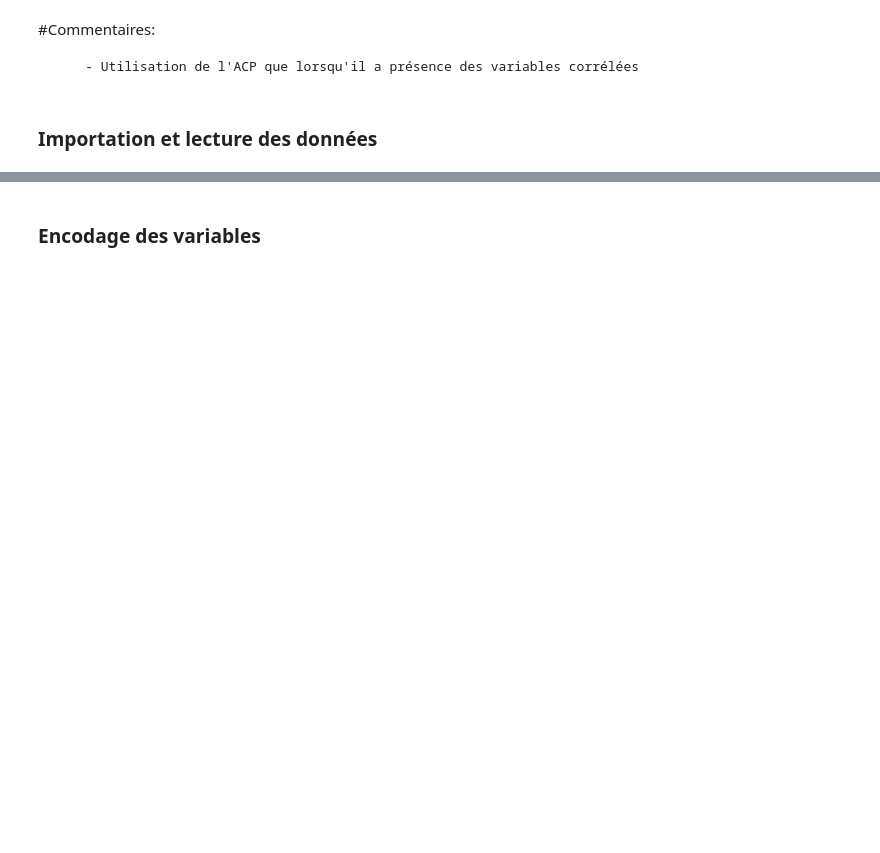
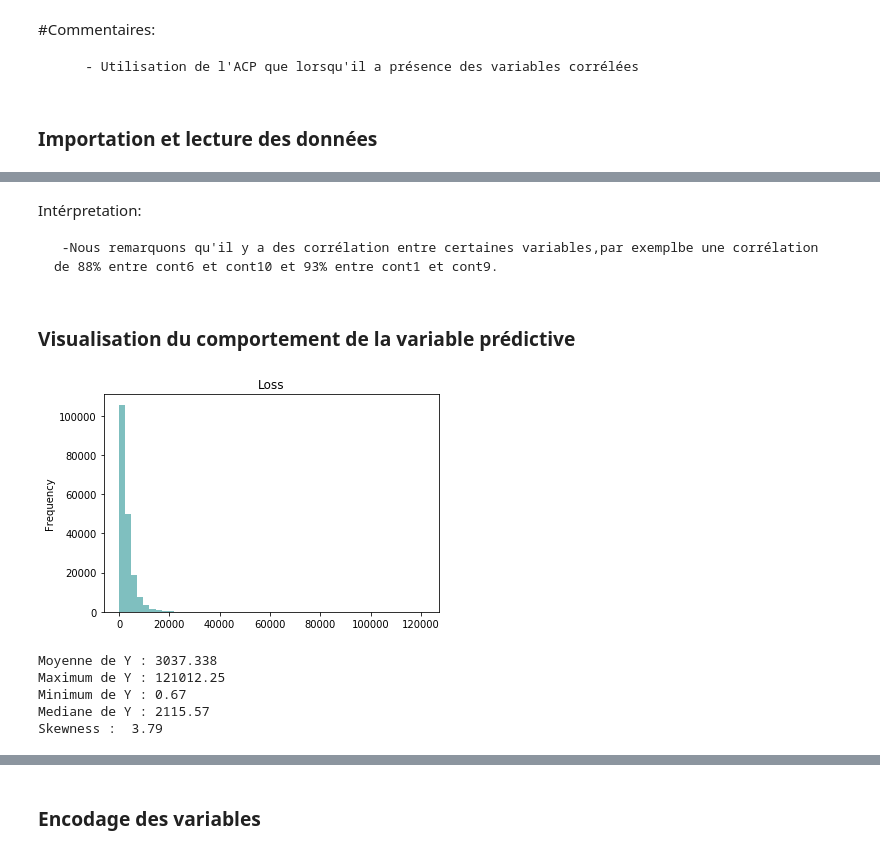
Before and after one commit to iskini/Fil-rouge, a Jupyter notebook: Allstate claims severity.ipynb, the cells around one changed output, grey strips where cells are left out. Cells and saved outputs as stored; diff of their text form; code cells hidden in the pictures; blank space fills up the shorter version.

```diff
--- a/Allstate claims severity.ipynb
+++ b/Allstate claims severity.ipynb
@@ -157,0 +206,27 @@ plt.hist(data["loss"]);
+# %% [markdown]
+Intérpretation:
+
+     -Nous remarquons qu'il y a des corrélation entre certaines variables,par exemplbe une corrélation de 88% entre cont6 et cont10 et 93% entre cont1 et cont9.
+# %% [markdown]
+### Visualisation du comportement de la variable prédictive
+# %%
+plt.figure()
+data['loss'].plot.hist(alpha=0.5, color = 'teal', bins = 50)
+plt.title("Loss")
+# plt.savefig('images/loss.png')
+plt.show()
+#
+skewness = scipy.stats.skew(data["loss"])
+#boxplot des variables quantitatives
+print("Moyenne de Y :",np.around(np.mean(Y),3))
+print("Maximum de Y :",np.around(np.max(Y),3))
+print("Minimum de Y :",np.around(np.min(Y),3))
+print("Mediane de Y :",np.around(np.median(Y),3))
+print("Skewness : ",np.around(skewness,2))
+# %% [output]
+[figure, added]
+Moyenne de Y : 3037.338
+Maximum de Y : 121012.25
+Minimum de Y : 0.67
+Mediane de Y : 2115.57
+Skewness :  3.79
```
Also changed, not shown: parts of 42 cells of this notebook.
